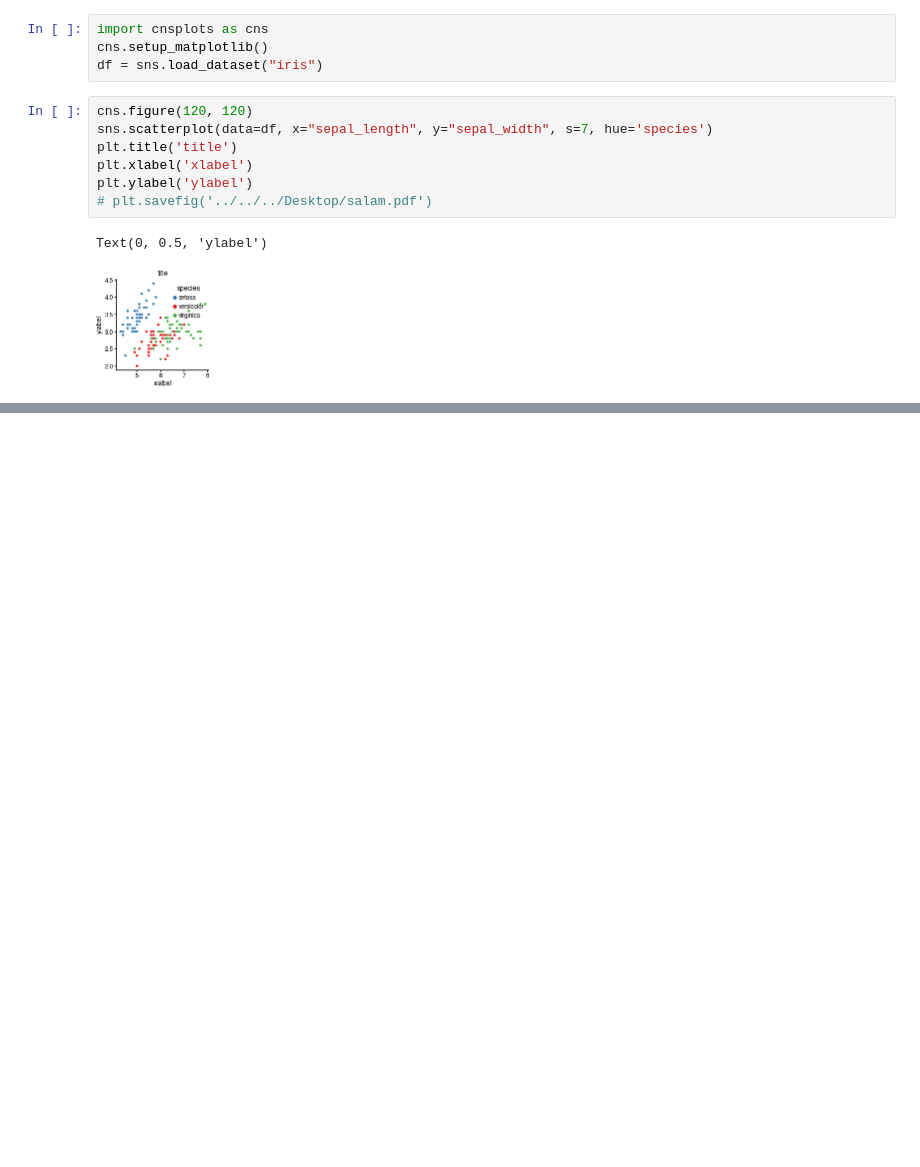
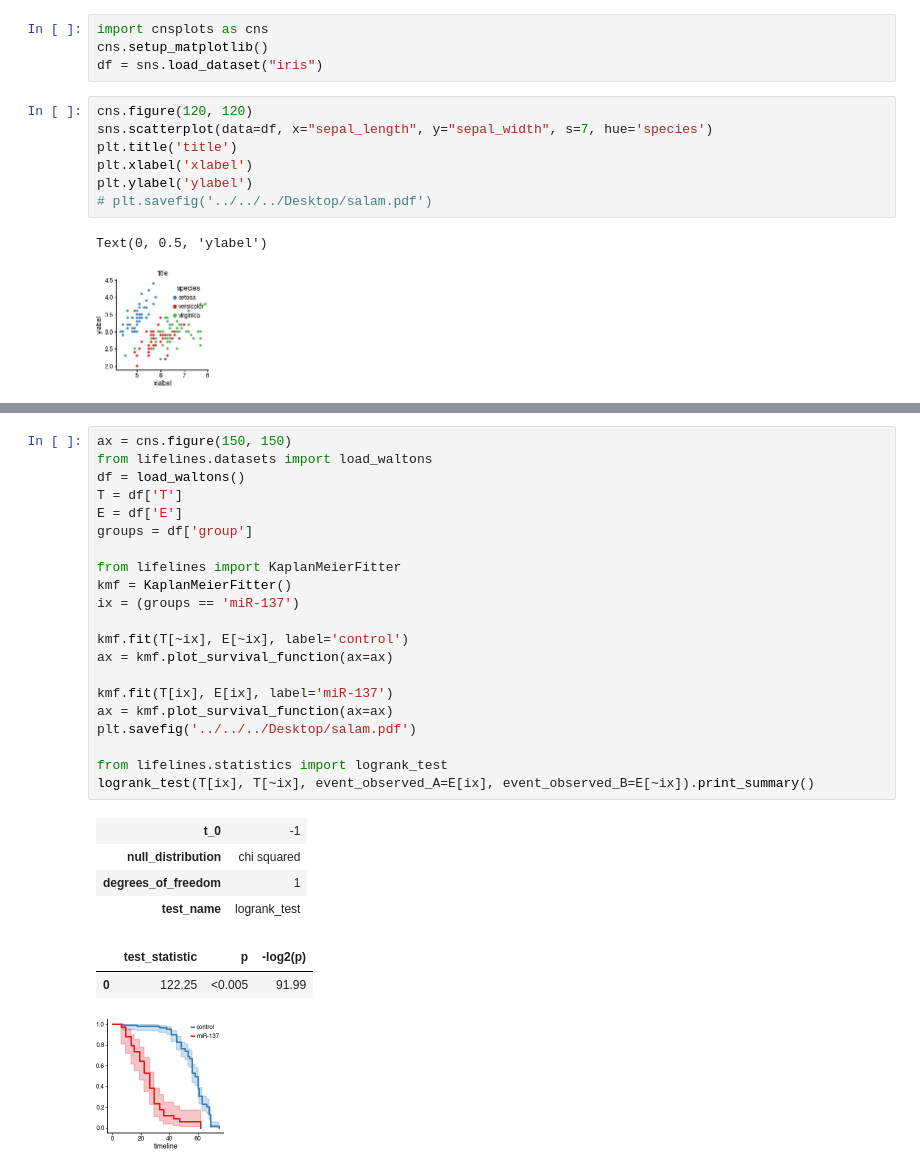
Before and after one commit to faridrashidi/cnsplots, a Jupyter notebook: notebooks/matplotlib.ipynb, the cells around one changed output, grey strips where cells are left out. Drawn from its saved outputs; the diff is of its cells as text; blank space fills up the shorter version.

```diff
--- a/notebooks/matplotlib.ipynb
+++ b/notebooks/matplotlib.ipynb
@@ -28,6 +29,35 @@ Text(0, 0.5, 'ylabel')
 
 # adata = sc.datasets.pbmc68k_reduced()
 # sc.pl.umap(adata, color="HES4")
+# %%
+ax = cns.figure(150, 150)
+from lifelines.datasets import load_waltons
+df = load_waltons()
+T = df['T']
+E = df['E']
+groups = df['group']
+
+from lifelines import KaplanMeierFitter
+kmf = KaplanMeierFitter()
+ix = (groups == 'miR-137')
+
+kmf.fit(T[~ix], E[~ix], label='control')
+ax = kmf.plot_survival_function(ax=ax)
+
+kmf.fit(T[ix], E[ix], label='miR-137')
+ax = kmf.plot_survival_function(ax=ax)
+plt.savefig('../../../Desktop/salam.pdf')
+
+from lifelines.statistics import logrank_test
+logrank_test(T[ix], T[~ix], event_observed_A=E[ix], event_observed_B=E[~ix]).print_summary()
+# %% [output]
+| t_0 | -1 |
+| null_distribution | chi squared |
+| degrees_of_freedom | 1 |
+| test_name | logrank_test |
+|  | test_statistic | p | -log2(p) |
+| 0 | 122.25 | <0.005 | 91.99 |
+[figure, added]
 # %%
 import scipy as sp
 import seaborn as sns
```
Also changed, not shown: parts of 3 cells of this notebook, 7 other files.
